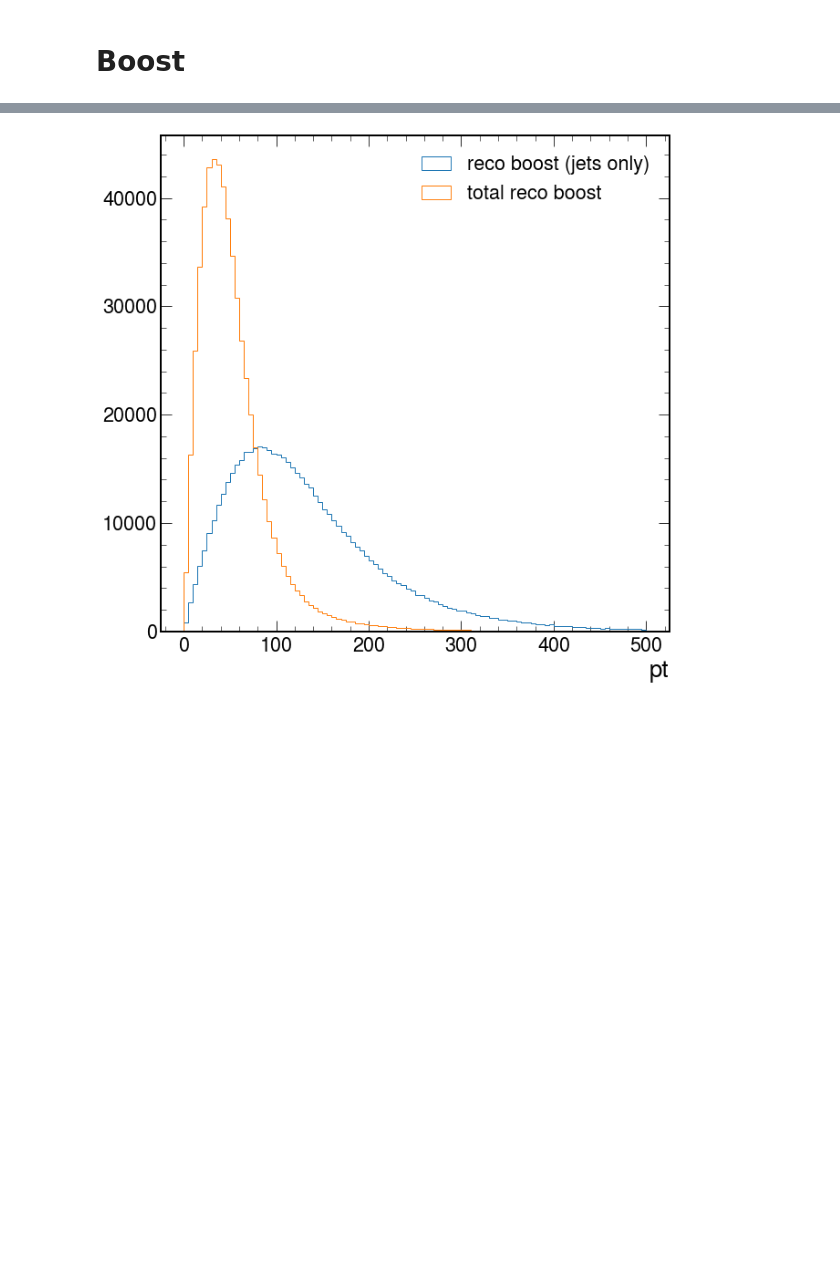
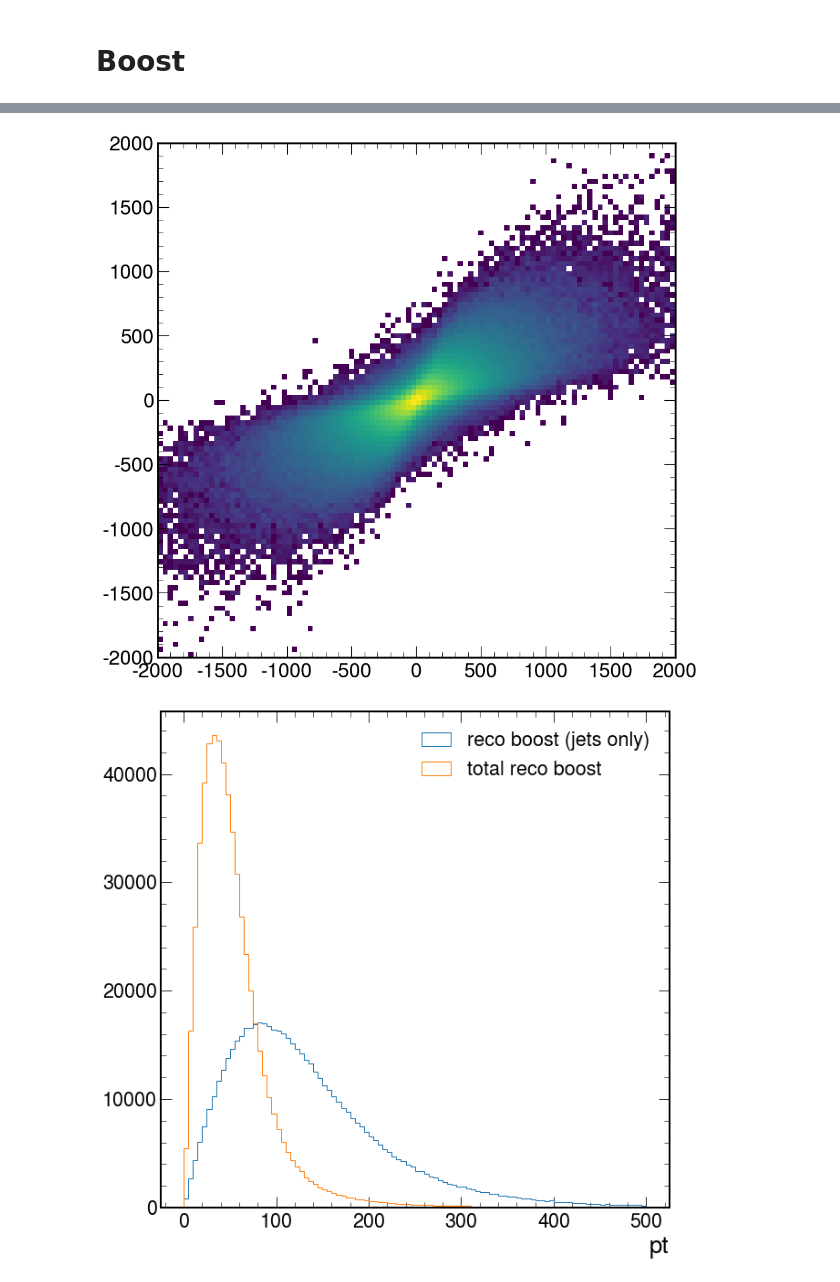
Before and after one commit to valsdav/ttHbb_jets_partons_studies, a Jupyter notebook: GenLevelPlots.ipynb, the cells around one changed output, grey strips where cells are left out. Cells and saved outputs as stored; diff of their text form; code cells hidden in the pictures; blank space fills up the shorter version.

```diff
--- a/GenLevelPlots.ipynb
+++ b/GenLevelPlots.ipynb
@@ -261,3 +345,9 @@ boost_reco = boost_jets + lepton_reco + met
+# %%
+plt.hist2d(ak.to_numpy(ak.flatten(jets.pz)),
+           ak.to_numpy(ak.flatten(jets_CM.pz)), bins=(100,100),
+           range=((-2000, 2000),(-2000,2000)), norm=LogNorm());
+# %% [output]
+[figure, added]
 # %%
 plt.hist(boost_jets.pt, bins=100, label="reco boost (jets only)", range=(0, 500), histtype="step")
 plt.hist(boost_reco.pt, bins=100, label="total reco boost",range=(0, 500), histtype="step")
```
Also changed, not shown: parts of 11 cells of this notebook.
